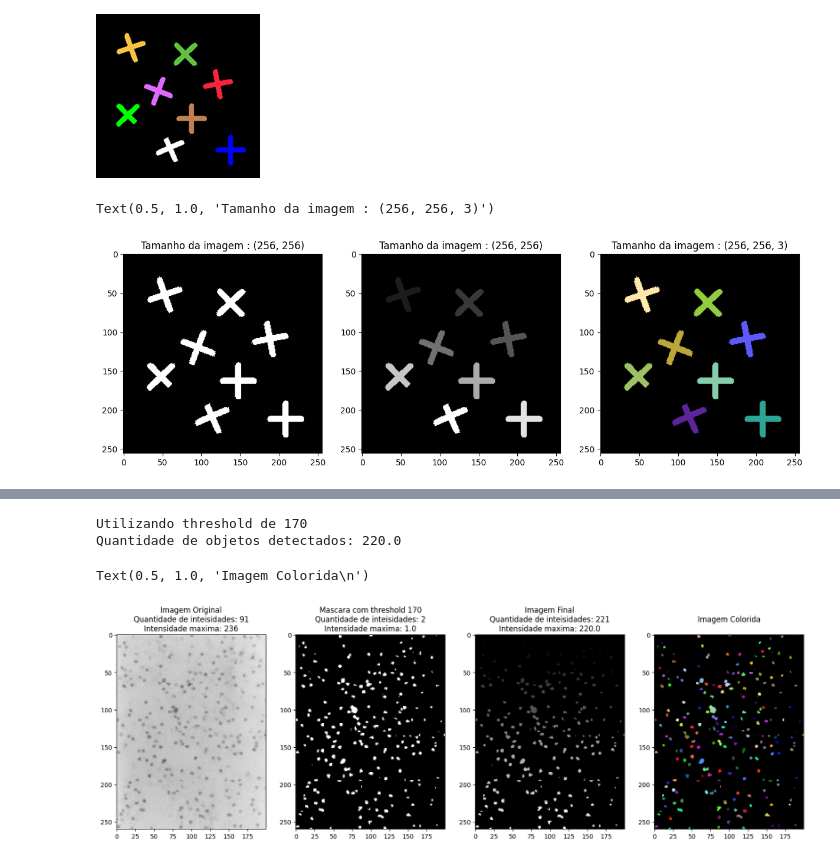
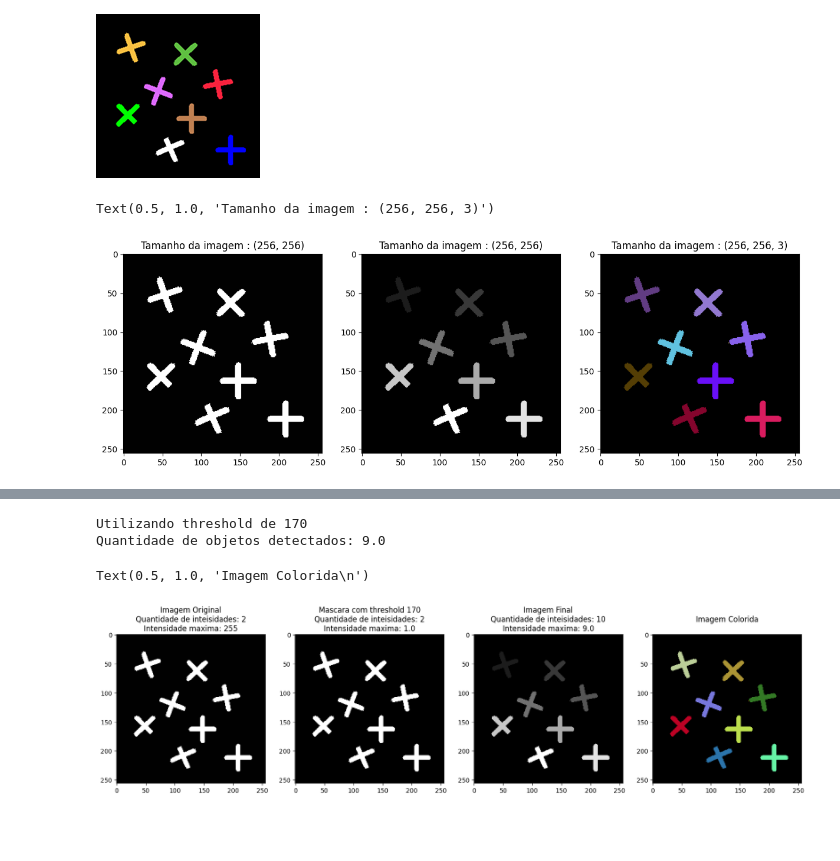
Before and after one commit to pedrohrpc/gsi058_t1_pedro.procopio, a Jupyter notebook: Lab02 - Connected Components/lab03.ipynb, the cells around one changed output, grey strips where cells are left out. Drawn from its saved outputs; the diff is of its cells as text; code cells hidden in the pictures; blank space fills up the shorter version.

```diff
--- a/Lab02 - Connected Components/lab03.ipynb
+++ b/Lab02 - Connected Components/lab03.ipynb
@@ -17,17 +17,21 @@ import matplotlib.pyplot as plt
 import numpy as np
 from random import randint
 
+# Função para gerar cor RGB aleatoria
 def randomColor():
     return [randint(0,255), randint(0,255), randint(0,255)]
 
+# Captura imagem original
+filename = "art8.png"
+img = cv.imread(filename, cv.IMREAD_GRAYSCALE)
 
-
-img = cv.imread("art8.png", cv.IMREAD_GRAYSCALE)
+# Criando matriz para salvar as labels
 linhas, colunas = img.shape
 label = np.zeros((linhas,colunas))
 newLabel = 1
 sameLabel = []
 
+# Preenchendo matriz de labels e salvando pares de labels equivalentes
 for i in range(1,linhas):
     for j in range(1,colunas):
         if img[i][j] > 100:
@@ -48,6 +52,7 @@ for i in range(1,linhas):
             pass
 
 
+# Concatenando pares de labels equivalentes (Ex: Se 1 e 2 sao equivalentes, e 2 e 3 sao equivalentes, entao 1, 2 e 3 sao equivalentes)
 finalSames = []
 for same in sameLabel:
     noMatch = True
@@ -58,41 +63,41 @@ for same in sameLabel:
     if noMatch:
         finalSames.append(same)
 
-
+# Substituindo todas as labels equivalentes pela menor label
 for same in finalSames:
     for element in same:
         label[label == element] = np.min(same)
 
+# Subistituindo valores das labels para remover intervalos (Ex: Caso as labels sejam [1, 5, 94 ,155] se tornarao [1, 2, 3, 4]) e colocando cores nas labels
 intensidades = np.unique(label)
 novaIntensidade = 0
 novaImg = np.copy(label)
 colorImg = np.zeros((label.shape[0], label.shape[1], 3), np.uint8)
-
 for i in np.sort(intensidades):
+    # novaImg recebendo intensidades de cinza lineares para cada rotulo
     novaImg[label == i] = novaIntensidade
+    novaIntensidade = novaIntensidade + 1
+    # colorImg recebendo cores aleatorias para cada rotulo
     if i != 0:
         colorImg[label == i] = randomColor()
 
-    novaIntensidade = novaIntensidade + 1
-
-
-
+# Plotando as imagens
 figura = plt.figure(figsize = (20,20))
 
 figura.add_subplot(2,4,1)
 plt.imshow(img, cmap='gray', vmin=0, vmax=255)
 plt.title(f'Tamanho da imagem : {img.shape}')
 
 figura.add_subplot(2,4,2)
 plt.imshow(novaImg, cmap='gray', vmin=0, vmax=np.max(np.unique(novaImg)))
 plt.title(f'Tamanho da imagem : {novaImg.shape}')
 
 figura.add_subplot(2,4,3)
 plt.imshow(colorImg)
 plt.title(f'Tamanho da imagem : {colorImg.shape}')
 # %% [output]
 Text(0.5, 1.0, 'Tamanho da imagem : (256, 256, 3)')
-[figure, old version]
+[figure, new version]
 # %% [markdown]
 2. Calcule o número de objetos da imagem clc3.png. Note que antes será necessário binarizar a imagem. Para isso, considere um limiar (*threshold*) de 67, isto é, valores acima de 67 na imagem original recebem zero, e os abaixo recebem 1 (o que resulta na imagem clc3thr1.png).
 
@@ -107,12 +112,13 @@ import cv2 as cv
 import matplotlib.pyplot as plt
 import numpy as np
 
-filename = "clc3.png"
-
-img = cv.imread(filename, cv.IMREAD_GRAYSCALE)
-
+# Função para gerar cor RGB aleatoria
 def randomColor():
     return [randint(0,255), randint(0,255), randint(0,255)]
+
+# Captura imagem original
+filename = "clc3.png"
+img = cv.imread(filename, cv.IMREAD_GRAYSCALE)
 
 # Criando mascara com threshold determinado
 fundoBranco = True
@@ -200,6 +206,6 @@ plt.imshow(colorImg)
 plt.title(f'Imagem Colorida\n')
 # %% [output]
 Utilizando threshold de 170
-Quantidade de objetos detectados: 220.0
+Quantidade de objetos detectados: 9.0
 Text(0.5, 1.0, 'Imagem Colorida\n')
-[figure, old version]
+[figure, new version]
```
Also changed, not shown: 4 other files.
